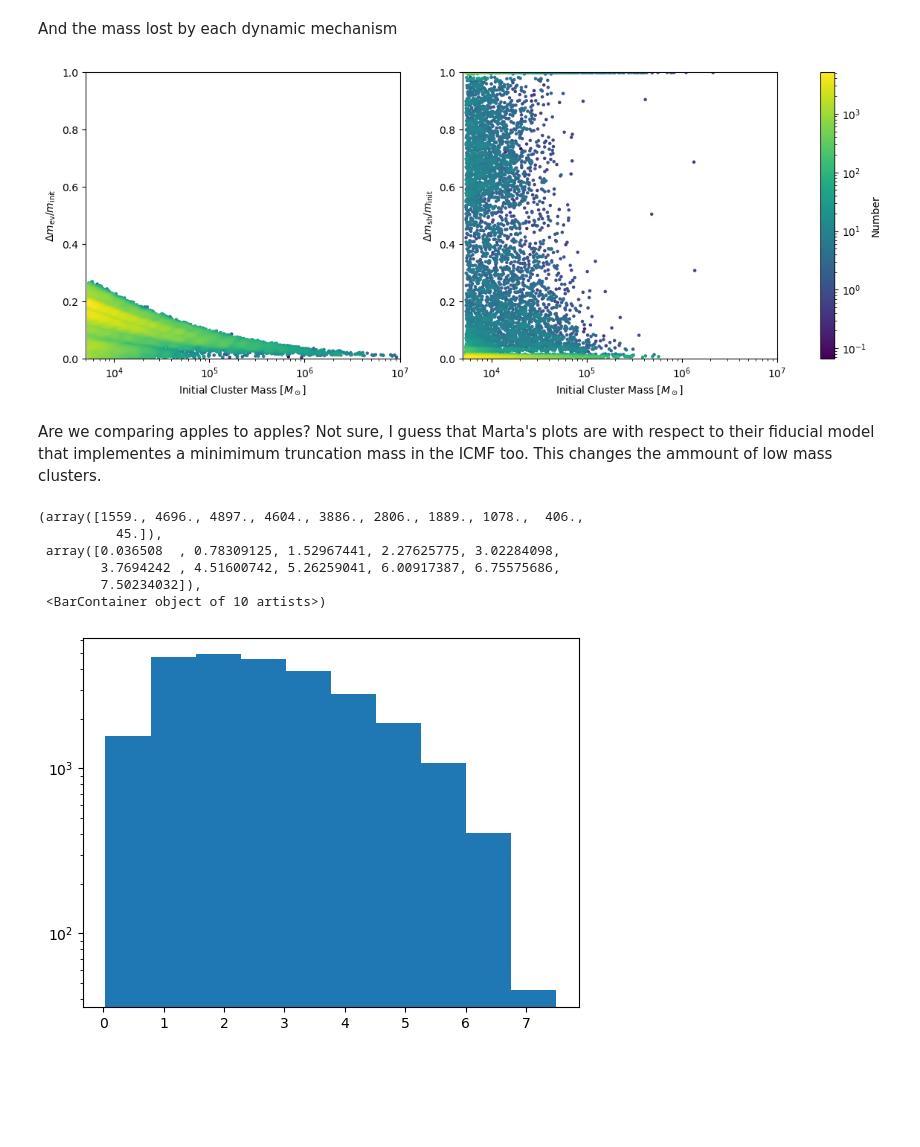
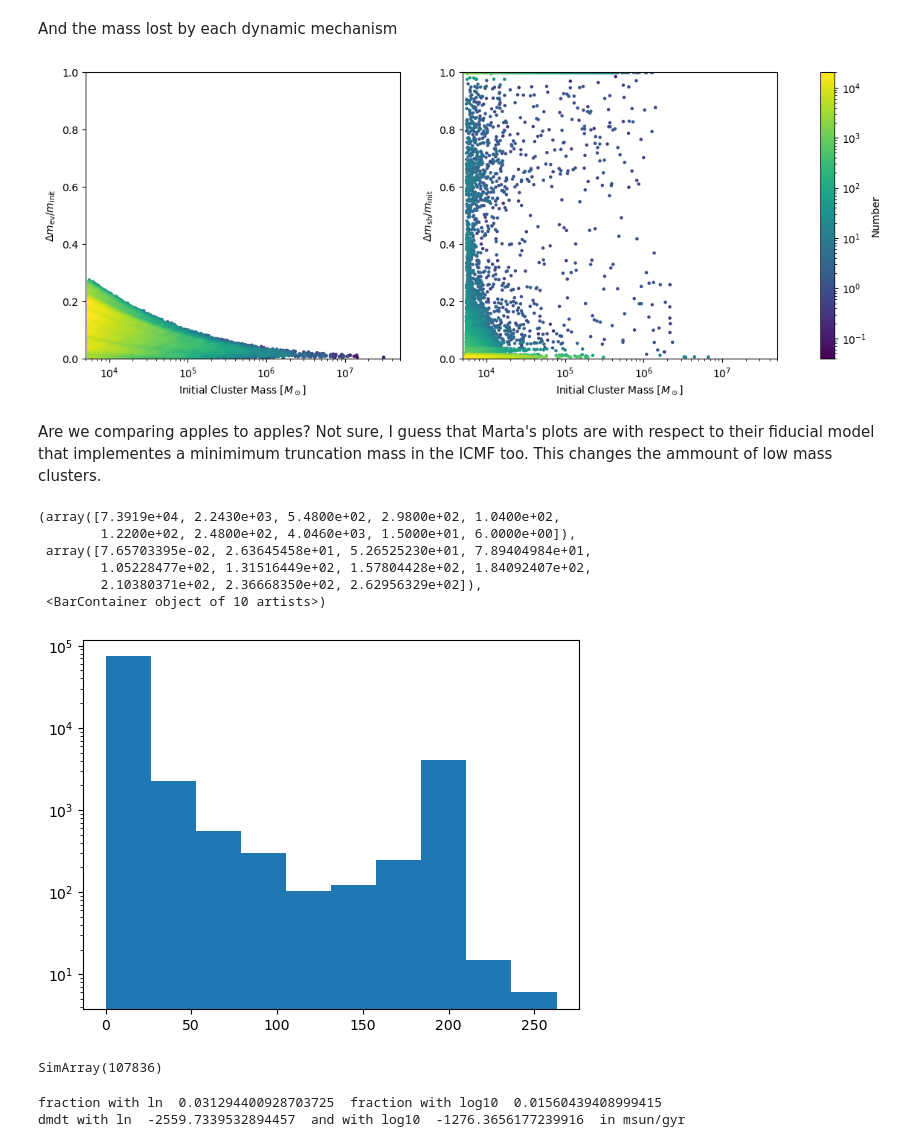
Before and after one commit to pablocoque/post_process_routines, a Jupyter notebook: mass_functions_compare.ipynb, the cells around one changed output. Cells and saved outputs as stored; diff of their text form; code cells hidden in the pictures; blank space fills up the shorter version.

```diff
--- a/mass_functions_compare.ipynb
+++ b/mass_functions_compare.ipynb
@@ -12,11 +12,11 @@ import pynbody
 # %% [markdown]
 Load simulation snapshot
 # %%
-datadir = '/home/pdcg/Documents/post_analysis/'
-simulation = 'phip_fullicmf/'
+datadir = '/home/pdcg/Documents/post_process_routines/'
+simulation = 'full_sim/'
 # sf = load_subfind(127, dir=datadir+simulation, loadonly=['fpos', 'slty', 'frc2', 'svel', 'sidm', 'smty', 'spos', 'fnsh', 'flty', 'slty', 'ffsh'] )
 # s = gadget_readsnap(127, snappath=datadir+simulation, subfind=sf, applytransformationfacs=True, hdf5=True, loadonlyhalo=0)
-s = pynbody.load(datadir+simulation+'snapdir_128/snapshot_128')
+s = pynbody.load(datadir+simulation+'snapdir_127/snapshot_127')
 # %% [markdown]
 ### Perform initial data analysis and units conversion
 First center and rotate main galaxy
@@ -50,19 +51,19 @@ Define masks to retrieve stars with clusters, cluster masses, and mass losses
 # %%
 # mask_clusters_initial = s.data['incl'] > 0
 # mask_clusters_final = s.data['nclt'] > 0
-mask_clusters_initial = h[1].s['InitialNumberOfClusters'] > 0
-mask_clusters_final = h[1].s['NumberOfClusters'] > 0
+mask_clusters_initial = h[0].s['InitialNumberOfClusters'] > 0
+mask_clusters_final = h[0].s['NumberOfClusters'] > 0
 
 # truncation_mass = s.data['mtrc'][mask_clusters_initial]
 # cluster_masses = s.data['mclt'][mask_clusters_initial].flatten()
 # init_cluster_masses = s.data['imcl'][mask_clusters_initial].flatten()
 # masslostrelax = s.data['mlrx'][mask_clusters_initial].flatten()
 # masslostshock = s.data['mlsk'][mask_clusters_initial].flatten()
-truncation_mass = h[1].s['ICMFTruncationMass'][mask_clusters_initial]
-cluster_masses = h[1].s['ClusterMass'][mask_clusters_initial].flatten()
-init_cluster_masses = h[1].s['InitialClusterMass'][mask_clusters_initial].flatten()
-masslostrelax = h[1].s['MassLostRelaxation'][mask_clusters_initial].flatten()
-masslostshock = h[1].s['MassLostShocks'][mask_clusters_initial].flatten()
+truncation_mass = h[0].s['ICMFTruncationMass'][mask_clusters_initial]
+cluster_masses = h[0].s['ClusterMass'][mask_clusters_initial].flatten()
+init_cluster_masses = h[0].s['InitialClusterMass'][mask_clusters_initial].flatten()
+masslostrelax = h[0].s['MassLostRelaxation'][mask_clusters_initial].flatten()
+masslostshock = h[0].s['MassLostShocks'][mask_clusters_initial].flatten()
 
 not_empty_clusters = (init_cluster_masses>0)
 
@@ -281,22 +312,26 @@ mshminit[(mshminit>1)] = 1
 fig, ax = plt.subplots(1, 2, figsize=(15,5))
 ax[0], cb = density_scatter(init_cluster_masses, mevminit, ax=ax[0],bins=[marray_icmf, np.linspace(0,1.1,100)], edgecolors='face', s=5, norm='log')
 ax[1], cb = density_scatter(init_cluster_masses, mshminit, ax=ax[1],bins=[marray_icmf, np.linspace(0,1.1,100)], edgecolors='face', s=5, norm='log')
-ax[0].set(xscale='log', xlim=(5e3, 1e7), ylim=(0,1), xlabel=r'$\rm{Initial}$ $\rm{Cluster}$ $\rm{Mass}$ [$M_\odot$]', ylabel=r'$\Delta m_{\rm{ev}}/m_{\rm{init}}$')
-ax[1].set(xscale='log', xlim=(5e3, 1e7), ylim=(0,1), xlabel=r'$\rm{Initial}$ $\rm{Cluster}$ $\rm{Mass}$ [$M_\odot$]', ylabel=r'$\Delta m_{\rm{sh}}/m_{\rm{init}}$')
+ax[0].set(xscale='log', xlim=(5e3, 5e7), ylim=(0,1), xlabel=r'$\rm{Initial}$ $\rm{Cluster}$ $\rm{Mass}$ [$M_\odot$]', ylabel=r'$\Delta m_{\rm{ev}}/m_{\rm{init}}$')
+ax[1].set(xscale='log', xlim=(5e3, 5e7), ylim=(0,1), xlabel=r'$\rm{Initial}$ $\rm{Cluster}$ $\rm{Mass}$ [$M_\odot$]', ylabel=r'$\Delta m_{\rm{sh}}/m_{\rm{init}}$')
 cbar = fig.colorbar(cb, ax=ax)
 cbar.ax.set_ylabel('Number')
-plt.savefig('lostmass_old.pdf')
+plt.savefig('lostmass_new.pdf')
 # %% [output]
-[figure, old version]
+[figure, new version]
 # %% [markdown]
 Are we comparing apples to apples? Not sure, I guess that Marta's plots are with respect to their fiducial model that implementes a minimimum truncation mass in the ICMF too. This changes the ammount of low mass clusters.
 # %%
-plt.hist(h[1].s['r'][mask_clusters_final], log=True)
+plt.hist(h[0].s['r'][mask_clusters_final], log=True)
 # %% [output]
-(array([1559., 4696., 4897., 4604., 3886., 2806., 1889., 1078.,  406.,
-          45.]),
- array([0.036508  , 0.78309125, 1.52967441, 2.27625775, 3.02284098,
-        3.7694242 , 4.51600742, 5.26259041, 6.00917387, 6.75575686,
-        7.50234032]),
+(array([7.3919e+04, 2.2430e+03, 5.4800e+02, 2.9800e+02, 1.0400e+02,
+        1.2200e+02, 2.4800e+02, 4.0460e+03, 1.5000e+01, 6.0000e+00]),
+ array([7.65703395e-02, 2.63645458e+01, 5.26525230e+01, 7.89404984e+01,
+        1.05228477e+02, 1.31516449e+02, 1.57804428e+02, 1.84092407e+02,
+        2.10380371e+02, 2.36668350e+02, 2.62956329e+02]),
  <BarContainer object of 10 artists>)
-[figure, old version]
+[figure, new version]
+# %%
+(init_cluster_masses<2e4).sum()
+# %% [output]
+SimArray(107836)
@@ -302,0 +352,14 @@ plt.hist(h[1].s['r'][mask_clusters_final], log=True)
+# %%
+P1 =  (rh/rt/rhrt1)**z * (m * np.log(0.11 * m1)/(m1 * np.log(0.11 * m)))**(1-0.75)
+xi1 = xi_0 * (1. - P1) + 0.6*zeta*P1
+P2 =  (rh/rt/rhrt1)**z * (m1 * np.log10(0.11 * m)/(m * np.log10(0.11 * m1)))**(1-0.75)
+xi2 = xi_0 * (1. - P1) + 0.6*zeta*P2
+print("fraction with ln ", xi1, " fraction with log10 ", xi2)
+
+N = m/0.42
+trlx = 0.138 * np.sqrt(N) * (rh * pc)**(1.5) / (np.sqrt(0.42 * msun * G)*np.log(0.11 * N))
+trlx /= gyr
+print("dmdt with ln ", - xi1 * m/trlx, " and with log10 ", - xi2 * m/trlx, " in msun/gyr")
+# %% [output]
+fraction with ln  0.031294400928703725  fraction with log10  0.01560439408999415
+dmdt with ln  -2559.7339532894457  and with log10  -1276.3656177239916  in msun/gyr
```
Also changed, not shown: parts of 14 cells of this notebook.
